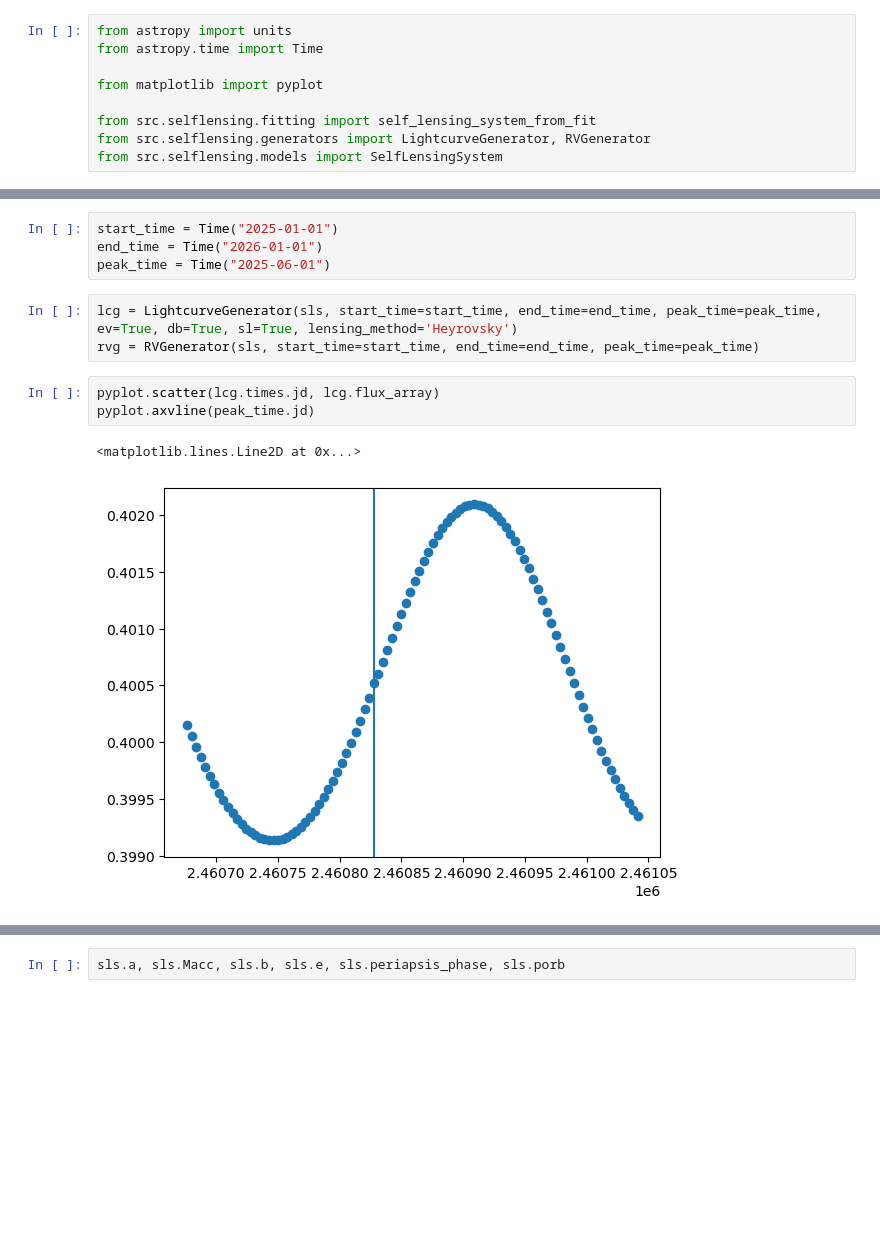
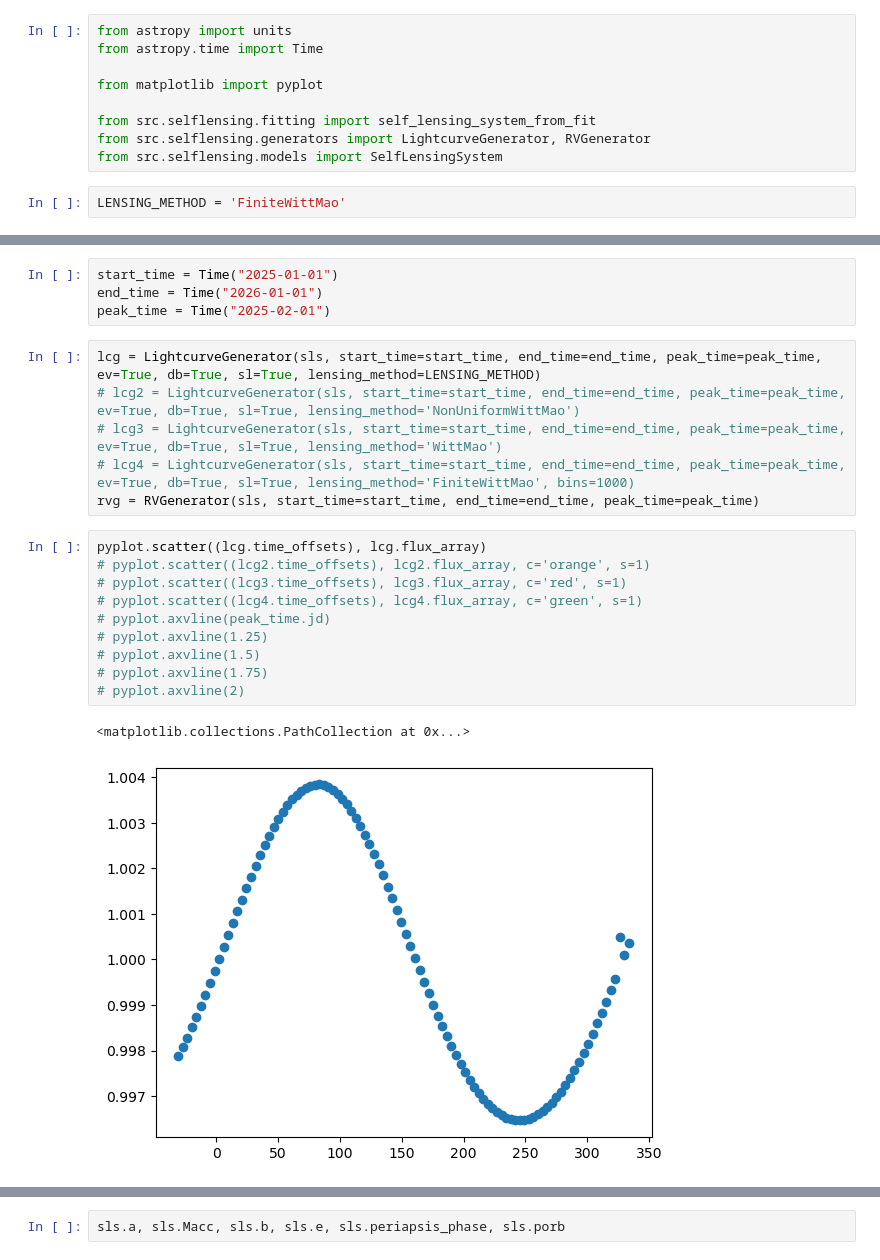
Before and after one commit to COBALT-lensing/py-self-lensing, a Jupyter notebook: demo.ipynb, the cells around one changed output, grey strips where cells are left out. Cells and saved outputs as stored; diff of their text form; blank space fills up the shorter version.

```diff
--- a/demo.ipynb
+++ b/demo.ipynb
@@ -7,5 +7,7 @@ from matplotlib import pyplot
 from src.selflensing.fitting import self_lensing_system_from_fit
 from src.selflensing.generators import LightcurveGenerator, RVGenerator
 from src.selflensing.models import SelfLensingSystem
+# %%
+LENSING_METHOD = 'FiniteWittMao'
 # %%
 sls = SelfLensingSystem(
@@ -22,16 +24,26 @@ $326.6957 \; \mathrm{d}$
 # %%
 start_time = Time("2025-01-01")
 end_time = Time("2026-01-01")
-peak_time = Time("2025-06-01")
+peak_time = Time("2025-02-01")
 # %%
-lcg = LightcurveGenerator(sls, start_time=start_time, end_time=end_time, peak_time=peak_time, ev=True, db=True, sl=True, lensing_method='Heyrovsky')
+lcg = LightcurveGenerator(sls, start_time=start_time, end_time=end_time, peak_time=peak_time, ev=True, db=True, sl=True, lensing_method=LENSING_METHOD)
+# lcg2 = LightcurveGenerator(sls, start_time=start_time, end_time=end_time, peak_time=peak_time, ev=True, db=True, sl=True, lensing_method='NonUniformWittMao')
+# lcg3 = LightcurveGenerator(sls, start_time=start_time, end_time=end_time, peak_time=peak_time, ev=True, db=True, sl=True, lensing_method='WittMao')
+# lcg4 = LightcurveGenerator(sls, start_time=start_time, end_time=end_time, peak_time=peak_time, ev=True, db=True, sl=True, lensing_method='FiniteWittMao', bins=1000)
 rvg = RVGenerator(sls, start_time=start_time, end_time=end_time, peak_time=peak_time)
-# %%
-pyplot.scatter(lcg.times.jd, lcg.flux_array)
-pyplot.axvline(peak_time.jd)
-# %% [output]
-<matplotlib.lines.Line2D at 0x...>
-[figure, removed]
+# %%
+pyplot.scatter((lcg.time_offsets), lcg.flux_array)
+# pyplot.scatter((lcg2.time_offsets), lcg2.flux_array, c='orange', s=1)
+# pyplot.scatter((lcg3.time_offsets), lcg3.flux_array, c='red', s=1)
+# pyplot.scatter((lcg4.time_offsets), lcg4.flux_array, c='green', s=1)
+# pyplot.axvline(peak_time.jd)
+# pyplot.axvline(1.25)
+# pyplot.axvline(1.5)
+# pyplot.axvline(1.75)
+# pyplot.axvline(2)
+# %% [output]
+<matplotlib.collections.PathCollection at 0x...>
+[figure, added]
 # %%
 sls_fit, sampler = self_lensing_system_from_fit(
     rv_times=rvg.times,
```
Also changed, not shown: parts of 7 cells of this notebook, 3 other files.
